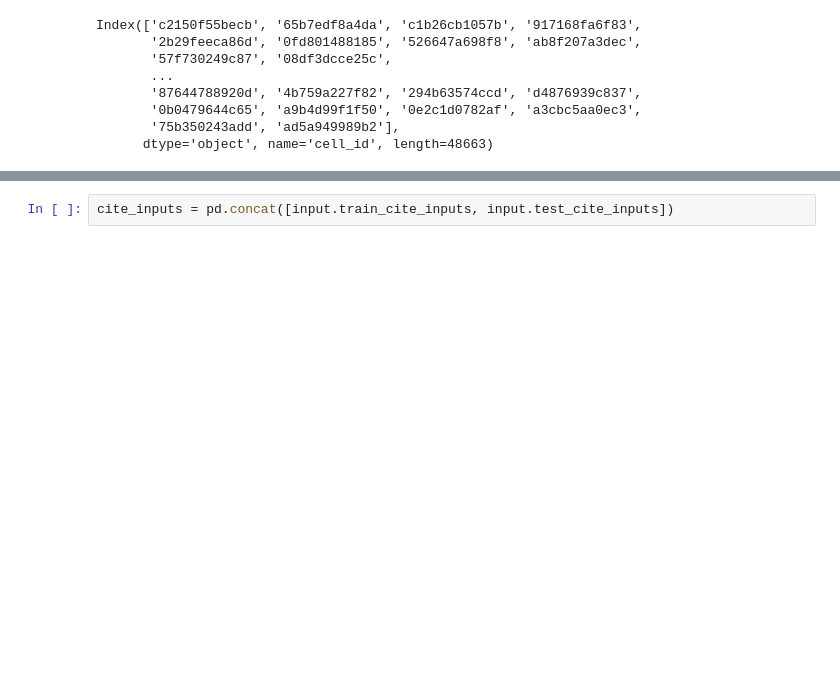
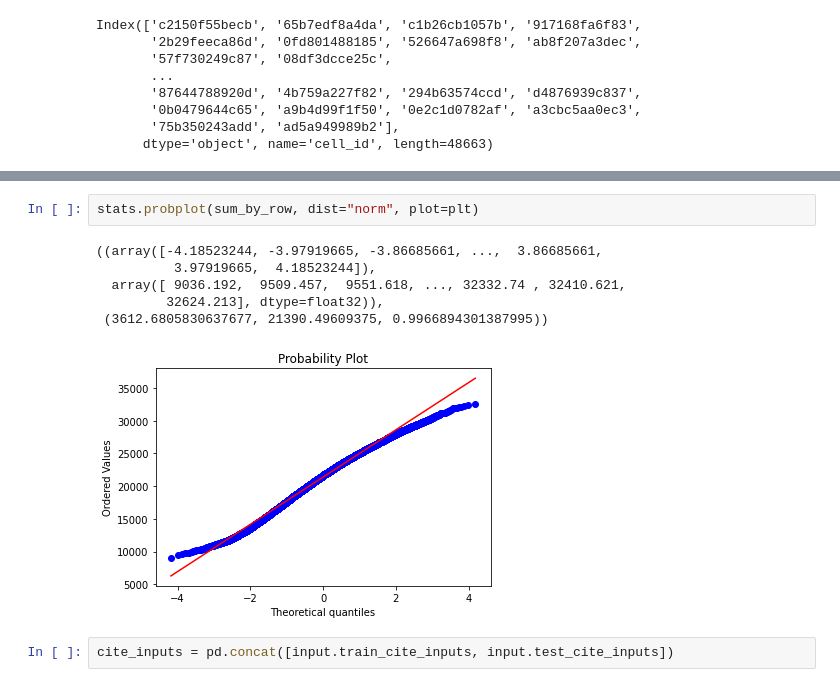
Before and after one commit to IMOKURI/kaggle-multimodal-single-cell-integration, a Jupyter notebook: notebook/EDA.ipynb, the cells around one changed output, grey strips where cells are left out. Saved outputs shown, nothing was run; the diff lists cells and outputs as text; blank space fills up the shorter version.

```diff
--- a/notebook/EDA.ipynb
+++ b/notebook/EDA.ipynb
@@ -535,3 +564,12 @@ Index(['c2150f55becb', '65b7edf8a4da', 'c1b26cb1057b', '917168fa6f83',
+# %%
+stats.probplot(sum_by_row, dist="norm", plot=plt)
+# %% [output]
+((array([-4.18523244, -3.97919665, -3.86685661, ...,  3.86685661,
+          3.97919665,  4.18523244]),
+  array([ 9036.192,  9509.457,  9551.618, ..., 32332.74 , 32410.621,
+         32624.213], dtype=float32)),
+ (3612.6805830637677, 21390.49609375, 0.9966894301387995))
+[figure, added]
 # %%
 cite_inputs = pd.concat([input.train_cite_inputs, input.test_cite_inputs])
 # %%
```
Also changed, not shown: parts of 22 cells of this notebook, 3 other files.
